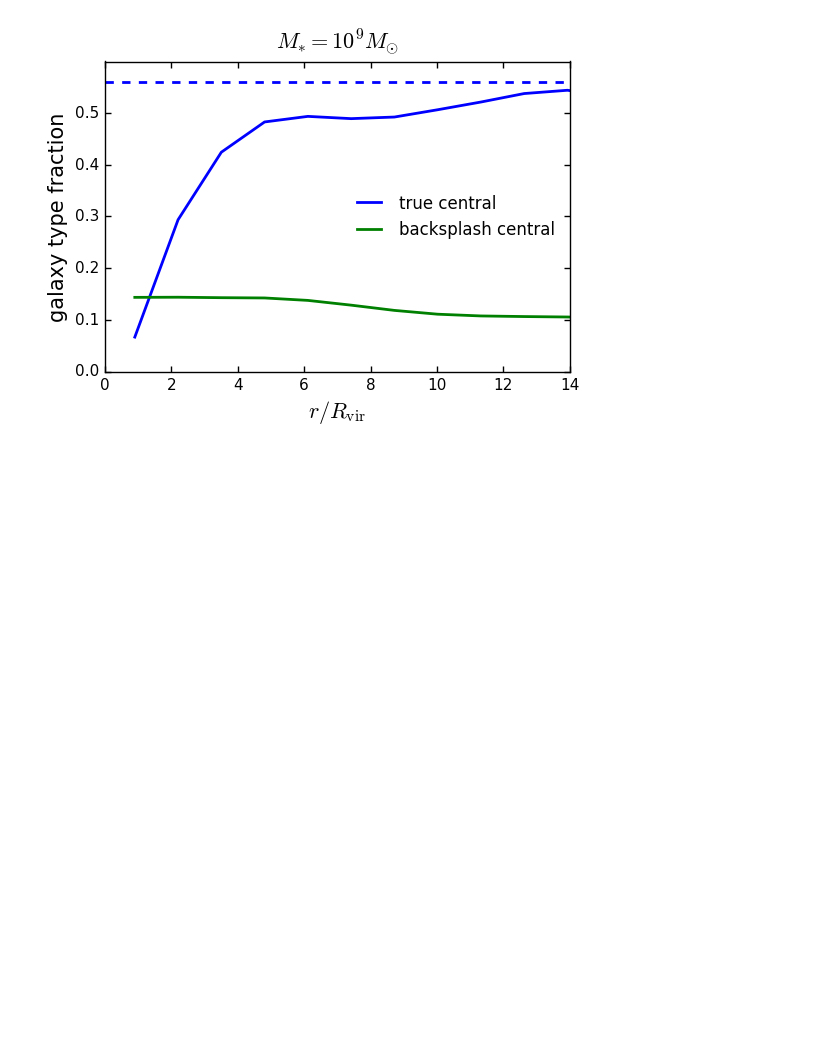
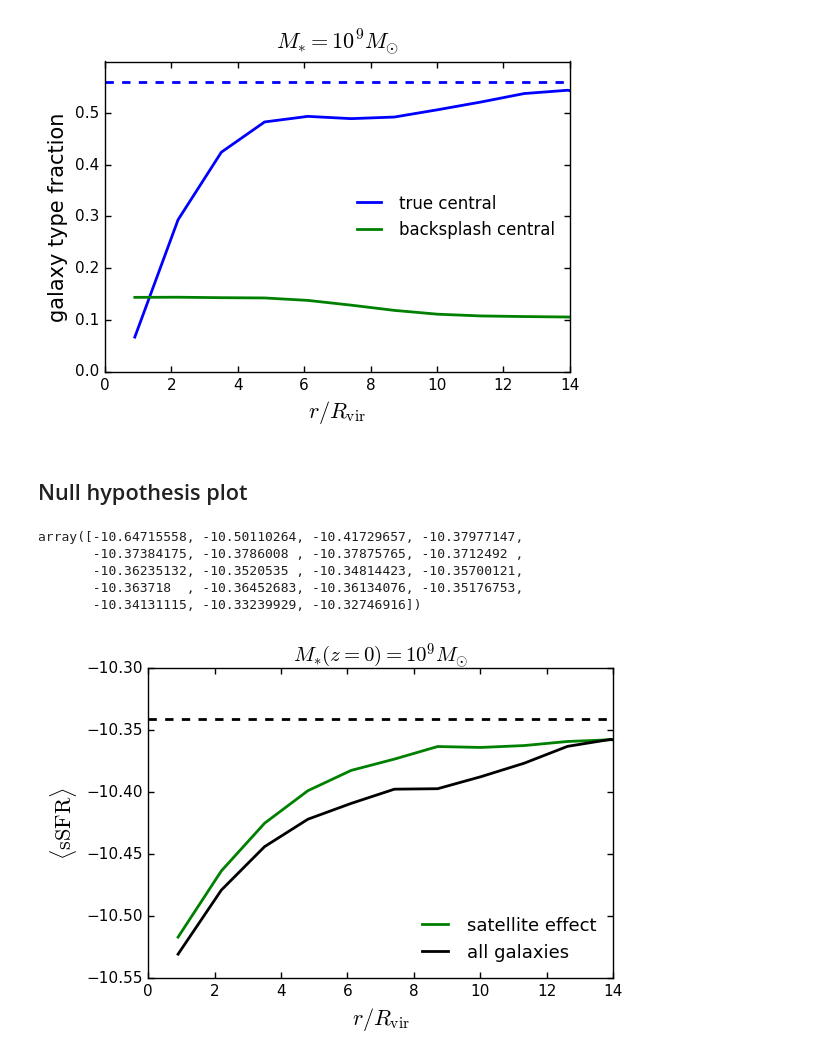
Before and after one commit to aphearin/time_evolving_cam_utils, a Jupyter notebook: cluster_profiles.ipynb, the cells around one changed output. Drawn from its saved outputs; the diff is of its cells as text; code cells hidden in the pictures; blank space fills up the shorter version.

```diff
--- a/cluster_profiles.ipynb
+++ b/cluster_profiles.ipynb
@@ -279,3 +282,62 @@ fig.savefig('FIGS/cluster_gal_type_profiles.pdf',
             bbox_extra_artists=[xlabel, ylabel], bbox_inches='tight')
 # %% [output]
 [figure]
+# %% [markdown]
+## Null hypothesis plot
+# %%
+def calculate_null_hypothesis(backsplash_fraction, backsplash_mean,
+        true_central_fraction, true_central_mean,
+        satellite_fraction, satellite_mean):
+    result = (backsplash_mean*backsplash_fraction +
+                satellite_mean*satellite_fraction +
+                true_central_mean*true_central_fraction)
+    return result
+# %%
+backsplash_fraction = y2
+true_central_fraction = y1
+satellite_fraction = 1 - true_central_fraction - backsplash_fraction
+
+null_hypothesis = calculate_null_hypothesis(backsplash_fraction, mean_sps_ssfr,
+                                            true_central_fraction, mean_hosts_ssfr,
+                                            satellite_fraction, mean_sats_ssfr)
+# %%
+null_hypothesis
+# %% [output]
+array([-10.64715558, -10.50110264, -10.41729657, -10.37977147,
+       -10.37384175, -10.3786008 , -10.37875765, -10.3712492 ,
+       -10.36235132, -10.3520535 , -10.34814423, -10.35700121,
+       -10.363718  , -10.36452683, -10.36134076, -10.35176753,
+       -10.34131115, -10.33239929, -10.32746916])
+# %%
+from scipy.signal import savgol_filter, medfilt
+
+fig = plt.figure()
+ax = fig.add_subplot(111)
+
+y2 = medfilt(null_hypothesis, 3)
+y2 = savgol_filter(y2, 11, 3)
+ax.plot(rbins_normalized_midpoints, y2, color='green', linewidth=2,
+        label='satellite effect')
+
+y1 = medfilt(sample_result, 3)
+y1 = savgol_filter(y1, 9, 3)
+ax.plot(rbins_normalized_midpoints, y1, color='k', linewidth=2,
+        label='all galaxies')
+mean_sample_ssfr = np.mean(sample['ssfr'])
+ax.plot(np.arange(100), np.zeros(100) + mean_sample_ssfr, ls='--', color='k', linewidth=2)
+
+
+xlabel = ax.set_xlabel(r'$r / R_{\rm vir}$', fontsize=16)
+ylabel = ax.set_ylabel(r'$\langle{\rm sSFR}\rangle$', fontsize=16)
+title = ax.set_title(r'$M_{\ast}(z=0) = 10^{9}M_{\odot}$', fontsize=15, y=1)
+
+plt.xticks(fontsize=11); plt.yticks(fontsize=11)
+plt.xlim(xmin = 0., xmax=14)
+plt.ylim(ymin = -10.55, ymax = -10.3)
+
+plt.legend(loc='best', fontsize=13)
+
+fig.savefig('FIGS/cluster_profiles_satellite_effect.pdf',
+            bbox_extra_artists=[xlabel, ylabel], bbox_inches='tight')
+# %% [output]
+[figure, added]
```
Also changed, not shown: parts of 4 cells of this notebook, 5 other files.
